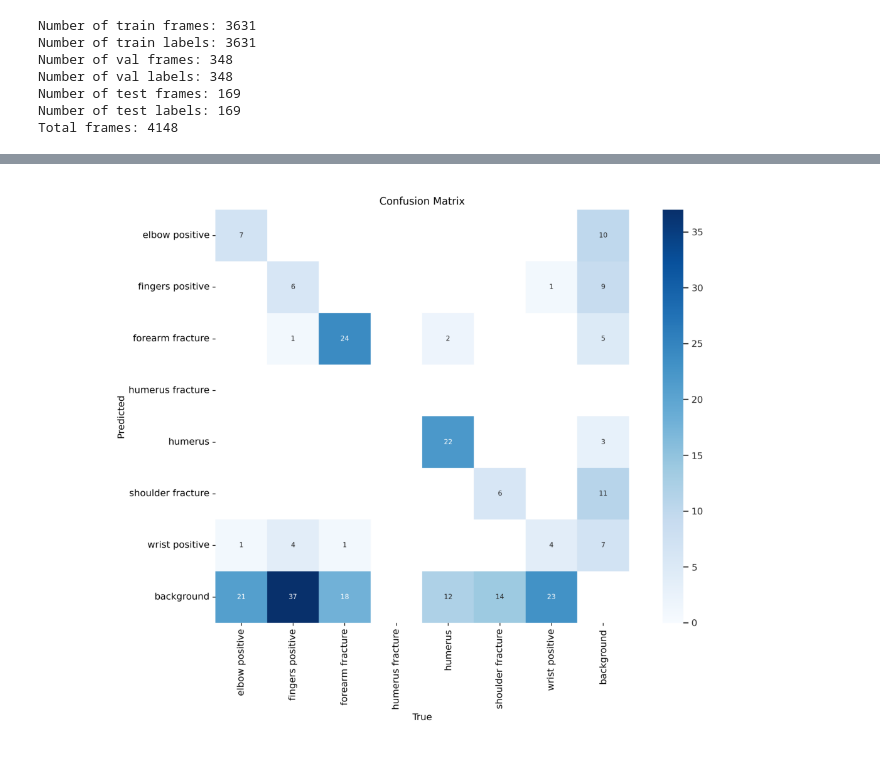
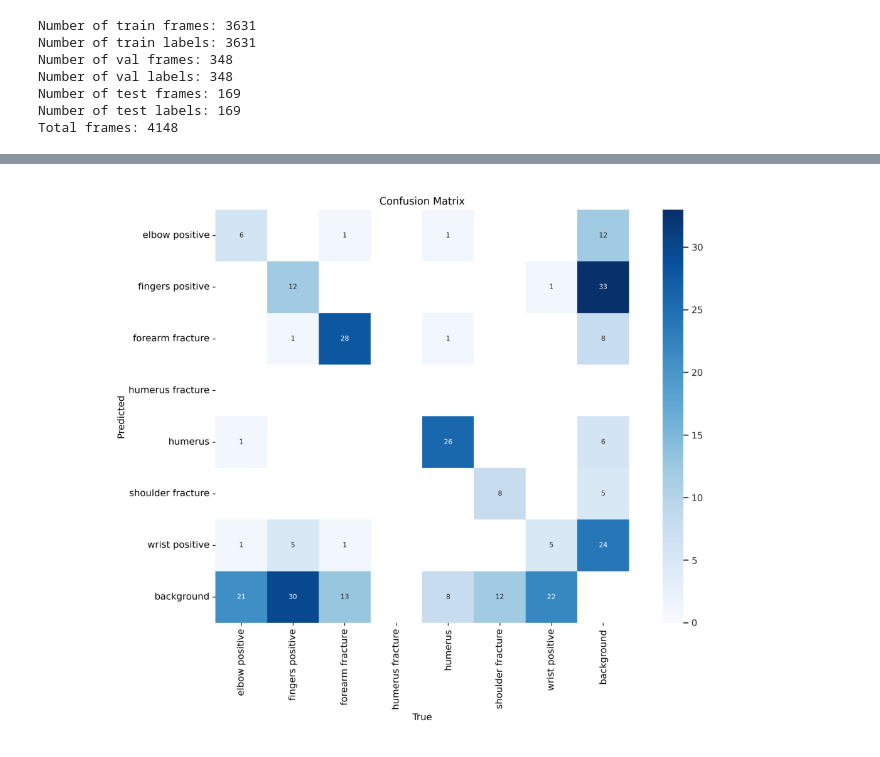
Before and after one commit to DanielCapannini/project_VAeR, a Jupyter notebook: project3.ipynb, the cells around one changed output, grey strips where cells are left out. Saved outputs shown, nothing was run; the diff lists cells and outputs as text; code cells hidden in the pictures.

```diff
--- a/project3.ipynb
+++ b/project3.ipynb
@@ -441,12 +449,12 @@ plt.show()
 # %%
 %matplotlib inline
 # Reading the confusion matrix image file
-img = mpimg.imread('runs/obb/train2/confusion_matrix.png')
+img = mpimg.imread('runs/obb/train/confusion_matrix.png')
 
 # Plotting the confusion matrix image
 fig, ax = plt.subplots(figsize = (15, 15))
 
 ax.imshow(img)
 ax.axis('off');
 # %% [output]
-[figure, old version]
+[figure, new version]
```
Also changed, not shown: parts of 13 cells of this notebook.
